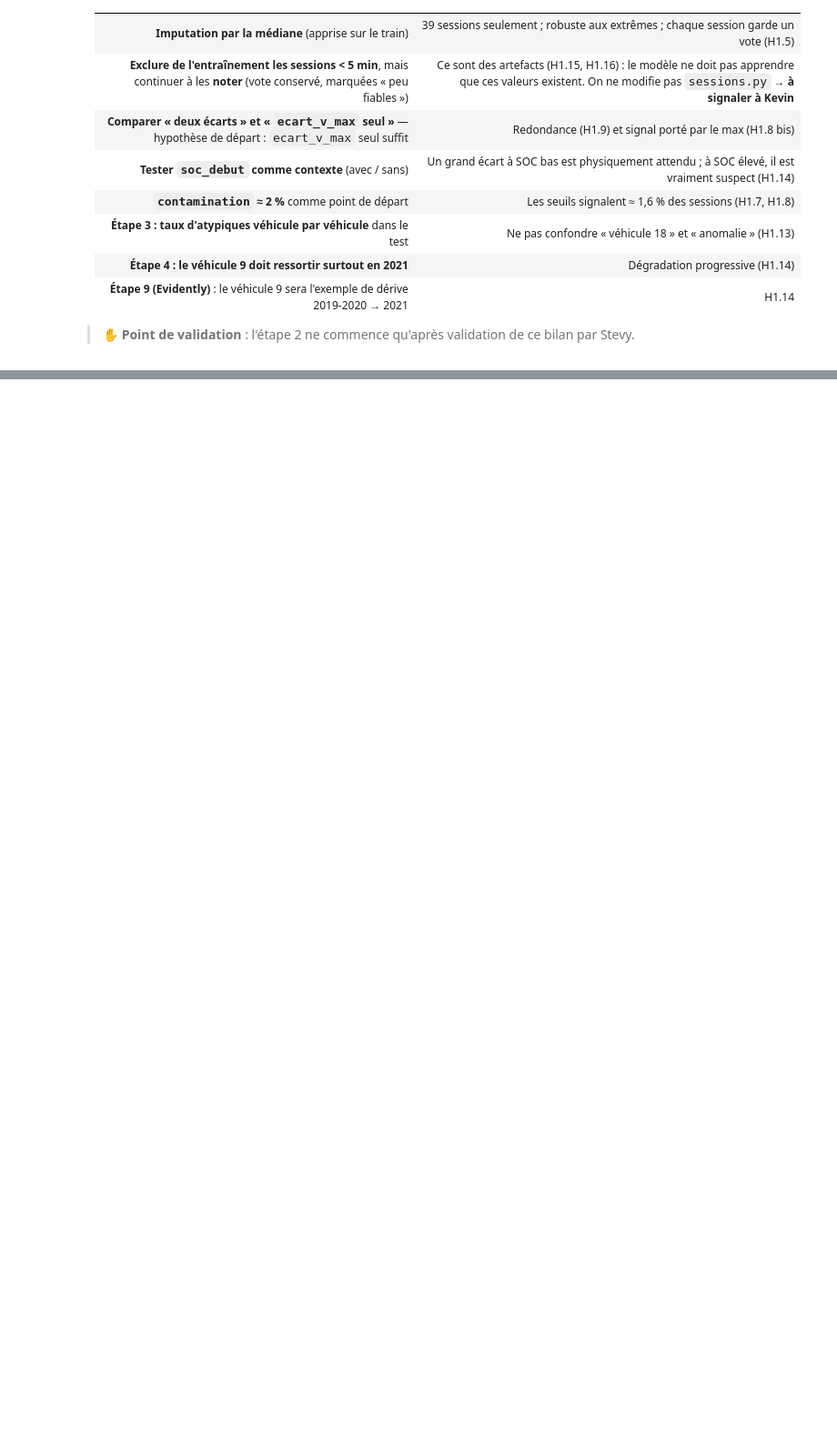
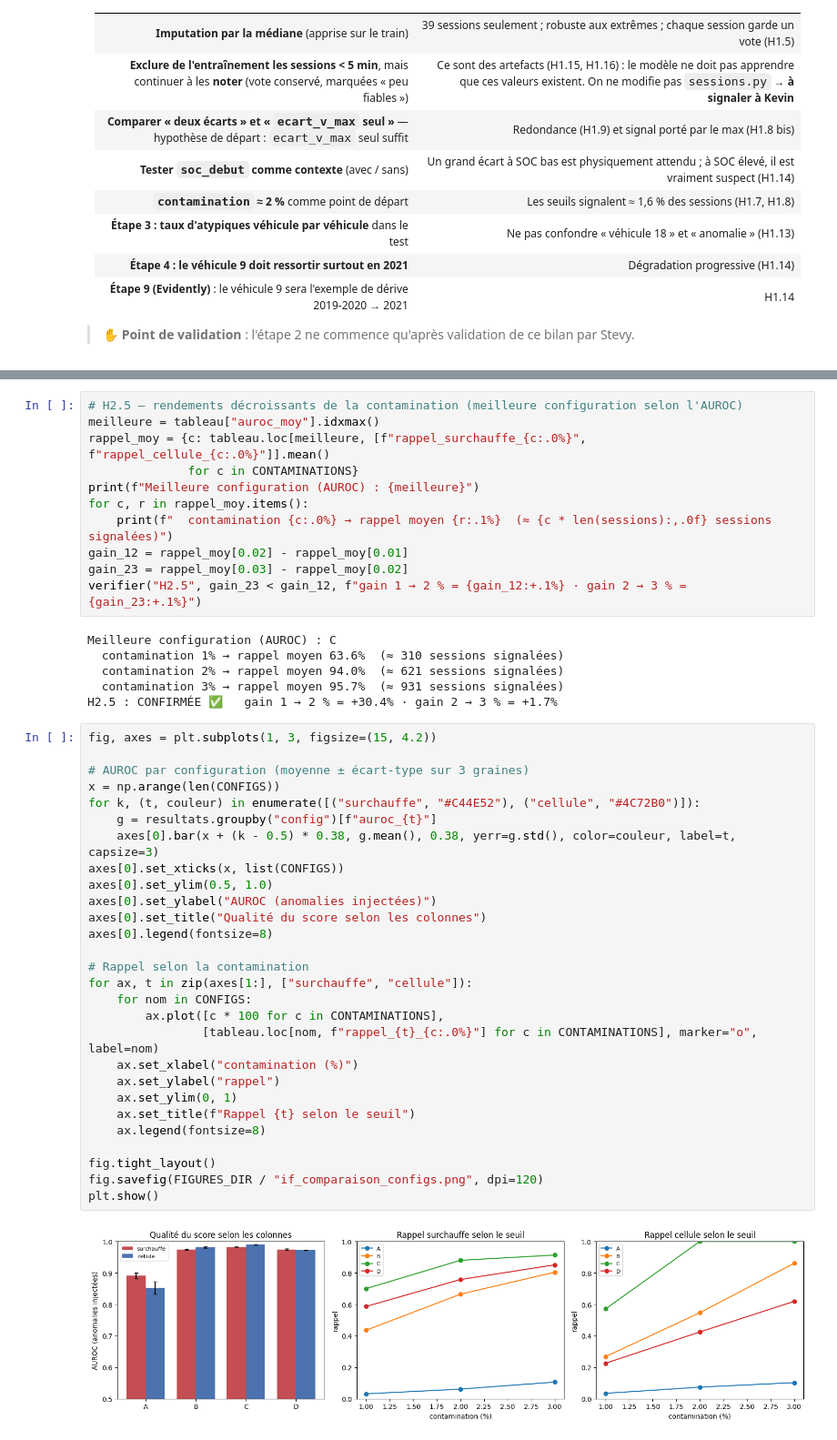
Before and after one commit to AMij0101982872/DETECTION-ANOMALIE-BATTERIE, a Jupyter notebook: notebooks/04_modele3_isolation_forest.ipynb, the cells around one changed output, grey strips where cells are left out. Shown at 91% size. Cells and saved outputs as stored; diff of their text form; blank space fills up the shorter version.

```diff
--- a/notebooks/04_modele3_isolation_forest.ipynb
+++ b/notebooks/04_modele3_isolation_forest.ipynb
@@ -598,0 +789,47 @@ print(f"{sum(bilan.values())} / {len(bilan)} hypothèses confirmées")
+# %%
+# H2.5 — rendements décroissants de la contamination (meilleure configuration selon l'AUROC)
+meilleure = tableau["auroc_moy"].idxmax()
+rappel_moy = {c: tableau.loc[meilleure, [f"rappel_surchauffe_{c:.0%}", f"rappel_cellule_{c:.0%}"]].mean()
+              for c in CONTAMINATIONS}
+print(f"Meilleure configuration (AUROC) : {meilleure}")
+for c, r in rappel_moy.items():
+    print(f"  contamination {c:.0%} → rappel moyen {r:.1%}  (≈ {c * len(sessions):,.0f} sessions signalées)")
+gain_12 = rappel_moy[0.02] - rappel_moy[0.01]
+gain_23 = rappel_moy[0.03] - rappel_moy[0.02]
+verifier("H2.5", gain_23 < gain_12, f"gain 1 → 2 % = {gain_12:+.1%} · gain 2 → 3 % = {gain_23:+.1%}")
+# %% [output]
+Meilleure configuration (AUROC) : C
+  contamination 1% → rappel moyen 63.6%  (≈ 310 sessions signalées)
+  contamination 2% → rappel moyen 94.0%  (≈ 621 sessions signalées)
+  contamination 3% → rappel moyen 95.7%  (≈ 931 sessions signalées)
+H2.5 : CONFIRMÉE ✅   gain 1 → 2 % = +30.4% · gain 2 → 3 % = +1.7%
+# %%
+fig, axes = plt.subplots(1, 3, figsize=(15, 4.2))
+
+# AUROC par configuration (moyenne ± écart-type sur 3 graines)
+x = np.arange(len(CONFIGS))
+for k, (t, couleur) in enumerate([("surchauffe", "#C44E52"), ("cellule", "#4C72B0")]):
+    g = resultats.groupby("config")[f"auroc_{t}"]
+    axes[0].bar(x + (k - 0.5) * 0.38, g.mean(), 0.38, yerr=g.std(), color=couleur, label=t, capsize=3)
+axes[0].set_xticks(x, list(CONFIGS))
+axes[0].set_ylim(0.5, 1.0)
+axes[0].set_ylabel("AUROC (anomalies injectées)")
+axes[0].set_title("Qualité du score selon les colonnes")
+axes[0].legend(fontsize=8)
+
+# Rappel selon la contamination
+for ax, t in zip(axes[1:], ["surchauffe", "cellule"]):
+    for nom in CONFIGS:
+        ax.plot([c * 100 for c in CONTAMINATIONS],
+                [tableau.loc[nom, f"rappel_{t}_{c:.0%}"] for c in CONTAMINATIONS], marker="o", label=nom)
+    ax.set_xlabel("contamination (%)")
+    ax.set_ylabel("rappel")
+    ax.set_ylim(0, 1)
+    ax.set_title(f"Rappel {t} selon le seuil")
+    ax.legend(fontsize=8)
+
+fig.tight_layout()
+fig.savefig(FIGURES_DIR / "if_comparaison_configs.png", dpi=120)
+plt.show()
+# %% [output]
+[figure, added]
```
Also changed, not shown: parts of 12 cells of this notebook, 1 other file.
